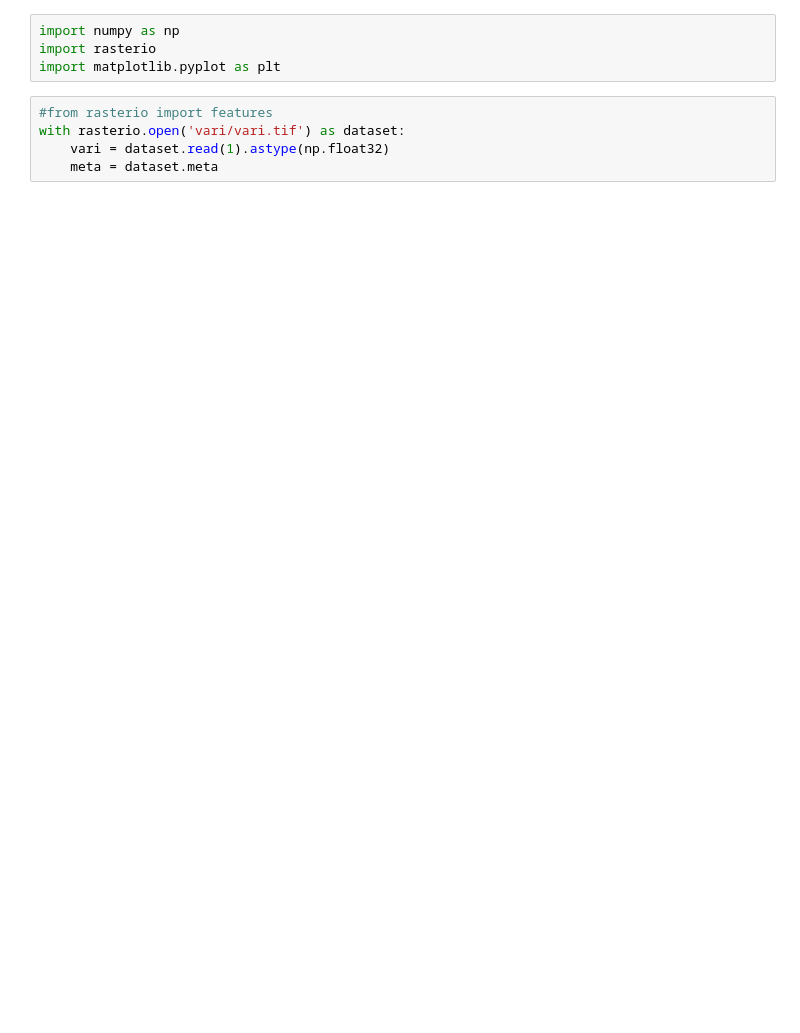
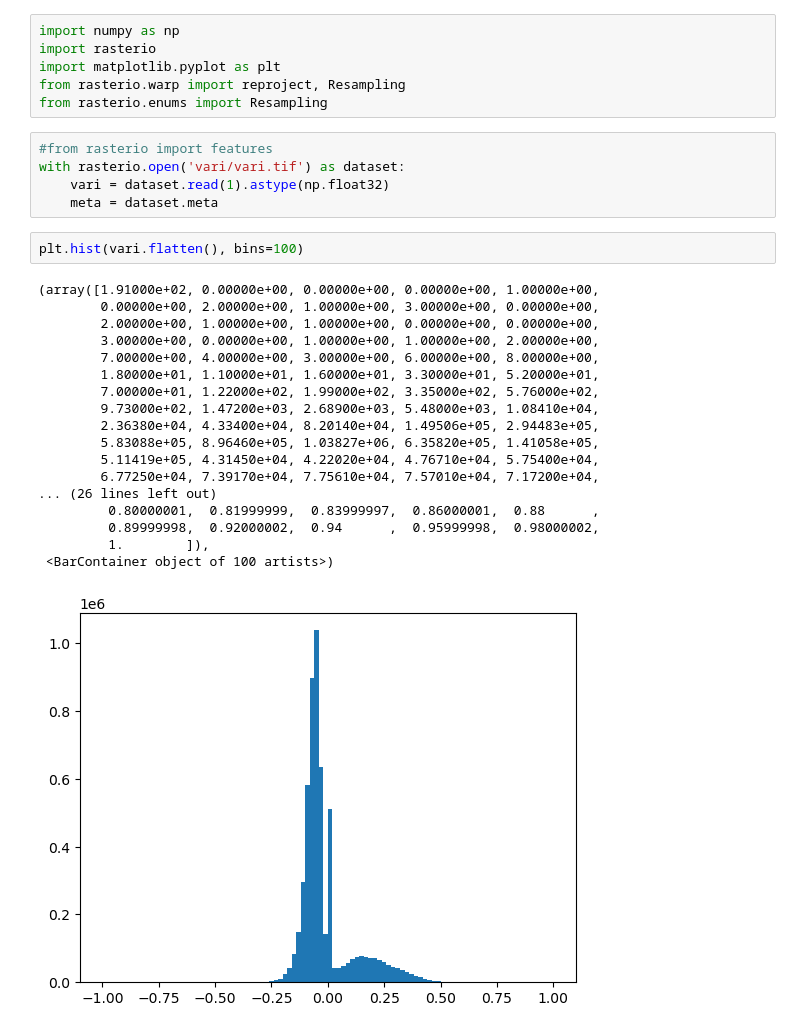
Before and after one commit to sipcoffee/generating__shapefiles, a Jupyter notebook: raster_process.ipynb, the cells around one changed output. Saved outputs shown, nothing was run; the diff lists cells and outputs as text; blank space fills up the shorter version.

```diff
--- a/raster_process.ipynb
+++ b/raster_process.ipynb
@@ -2,8 +2,31 @@
 import numpy as np
 import rasterio
 import matplotlib.pyplot as plt
+from rasterio.warp import reproject, Resampling
+from rasterio.enums import Resampling
 # %%
 #from rasterio import features
 with rasterio.open('vari/vari.tif') as dataset:
     vari = dataset.read(1).astype(np.float32)
     meta = dataset.meta
+# %%
+plt.hist(vari.flatten(), bins=100)
+# %% [output]
+(array([1.91000e+02, 0.00000e+00, 0.00000e+00, 0.00000e+00, 1.00000e+00,
+        0.00000e+00, 2.00000e+00, 1.00000e+00, 3.00000e+00, 0.00000e+00,
+        2.00000e+00, 1.00000e+00, 1.00000e+00, 0.00000e+00, 0.00000e+00,
+        3.00000e+00, 0.00000e+00, 1.00000e+00, 1.00000e+00, 2.00000e+00,
+        7.00000e+00, 4.00000e+00, 3.00000e+00, 6.00000e+00, 8.00000e+00,
+        1.80000e+01, 1.10000e+01, 1.60000e+01, 3.30000e+01, 5.20000e+01,
+        7.00000e+01, 1.22000e+02, 1.99000e+02, 3.35000e+02, 5.76000e+02,
+        9.73000e+02, 1.47200e+03, 2.68900e+03, 5.48000e+03, 1.08410e+04,
+        2.36380e+04, 4.33400e+04, 8.20140e+04, 1.49506e+05, 2.94483e+05,
+        5.83088e+05, 8.96460e+05, 1.03827e+06, 6.35820e+05, 1.41058e+05,
+        5.11419e+05, 4.31450e+04, 4.22020e+04, 4.76710e+04, 5.75400e+04,
+        6.77250e+04, 7.39170e+04, 7.75610e+04, 7.57010e+04, 7.17200e+04,
+... (26 lines left out)
+         0.80000001,  0.81999999,  0.83999997,  0.86000001,  0.88      ,
+         0.89999998,  0.92000002,  0.94      ,  0.95999998,  0.98000002,
+         1.        ]),
+ <BarContainer object of 100 artists>)
+[figure, added]
```
Also changed, not shown: parts of 4 cells of this notebook, 7 other files.
